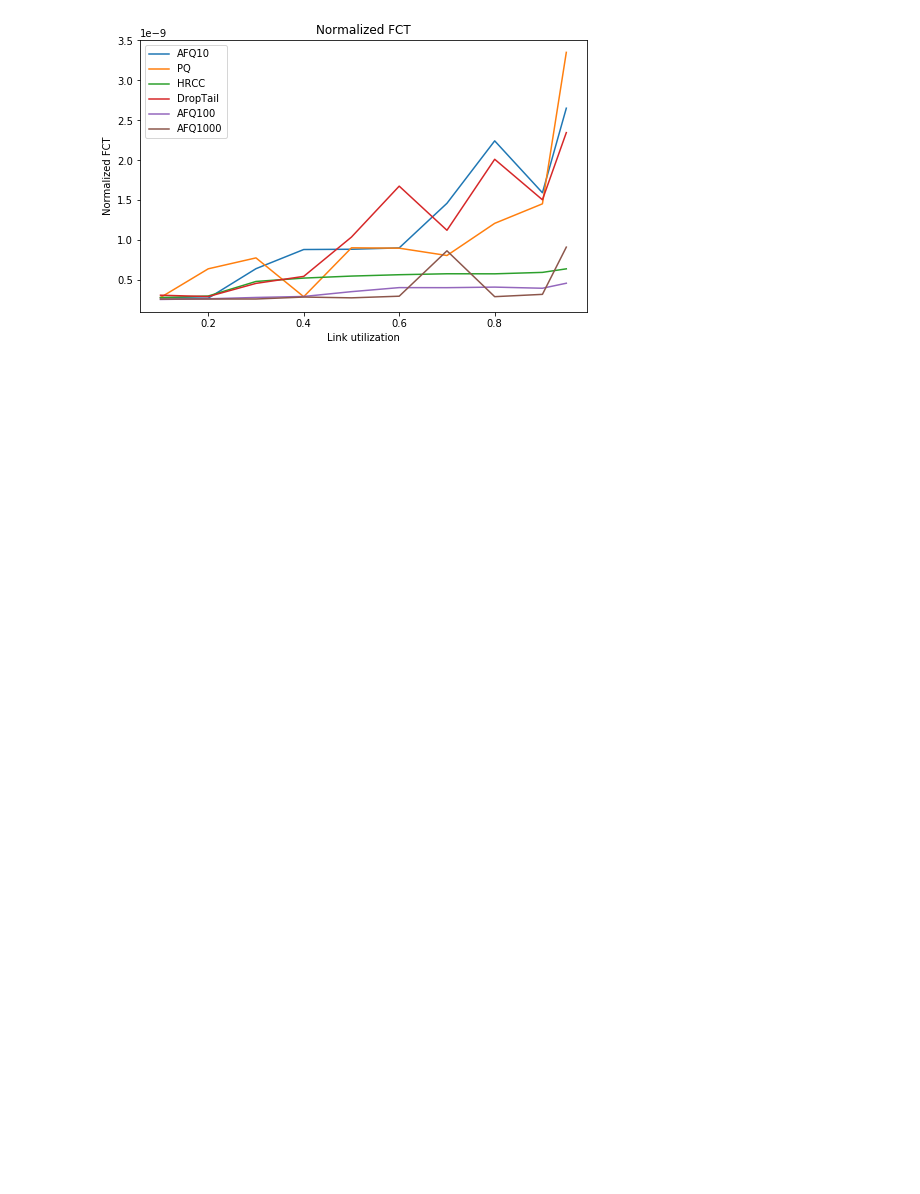
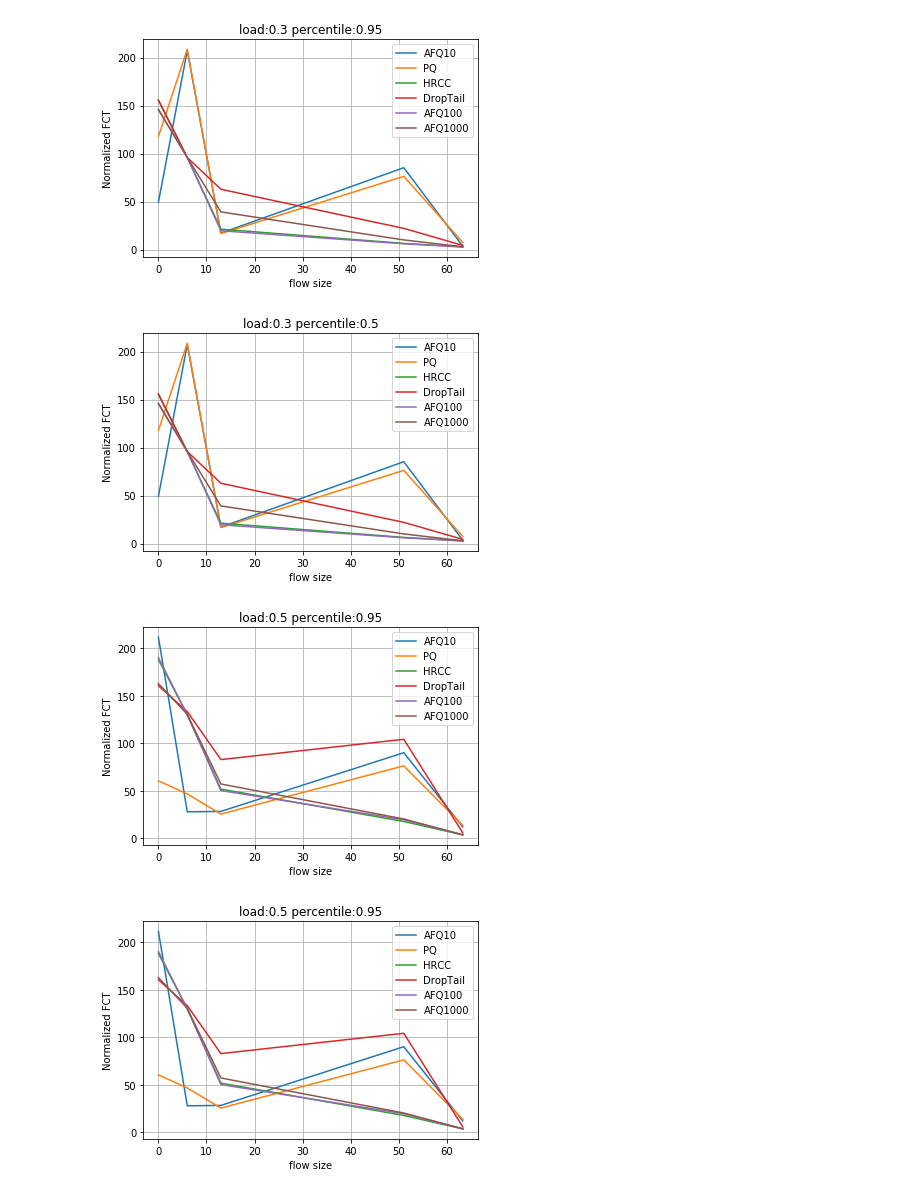
Before and after one commit to FruitBrother/Gearbox, a Jupyter notebook: analysis/FCT.ipynb, the cells around one changed output. Drawn from its saved outputs; the diff is of its cells as text; code cells hidden in the pictures; blank space fills up the shorter version.

```diff
--- a/analysis/FCT.ipynb
+++ b/analysis/FCT.ipynb
@@ -8,6 +119,3 @@ import matplotlib.pyplot as plt
 # %%
-folder = "/home/ovs2/lining/automatic/"
-toponame = "Topology-incast-singlenode.tcl"
-flownum = 100
-loads = [.1, .2, .3, .4, .5, .6, .7, .8, .9, .95]
-algs = ["AFQ10", "PQ", "HRCC", "DropTail", "AFQ100", "AFQ1000"]
+FCT_analysis = FCT("/home/ovs2/lining/Gearbox/automatic/", "Topology-incast-singlenode.tcl", 1000, \
+                  [.1, .2, .3, .4, .5, .6, .7, .8, .9, .95], ["AFQ10", "PQ", "HRCC", "DropTail", "AFQ100", "AFQ1000"])
@@ -43,12 +122,13 @@ def plotting_FCT(loads, algs, raw_data):
-# %%
-raw_data = [[0 for i in range(len(loads))] for i in range(len(algs))]
-for alg_i in range(len(algs)):
-    for load_i in range(len(loads)):
-        alg = algs[alg_i]
-        load = loads[load_i]
-        raw_data[alg_i][load_i] = \
-            parse_trace(folder, filename = "tcp_"+alg+"_flow_"+str(flownum)+"_"+str(load)+"_"+toponame+".tr")
-        # show_diff_duration_and_(raw_data)
-plotting_FCT(loads, algs, raw_data)
-# %% [output]
-[figure, removed]
+# %%
+# Byte
+flow_size=[0, 6, 13, 53, 667, float('inf')]
+algs=["AFQ10", "PQ", "HRCC", "DropTail", "AFQ100", "AFQ1000"]
+FCT_analysis.plot_FCT_percentile_fix_load(algs, .3, .95, flow_size, [200, 50])
+FCT_analysis.plot_FCT_percentile_fix_load(algs, .3, .5, flow_size, [200, 50])
+FCT_analysis.plot_FCT_percentile_fix_load(algs, .5, .95, flow_size, [200, 50])
+FCT_analysis.plot_FCT_percentile_fix_load(algs, .5, .95, flow_size, [200, 50])
+# %% [output]
+[figure, added]
+[figure, added]
+[figure, added]
+[figure, added]
```
Also changed, not shown: parts of 7 cells of this notebook.
